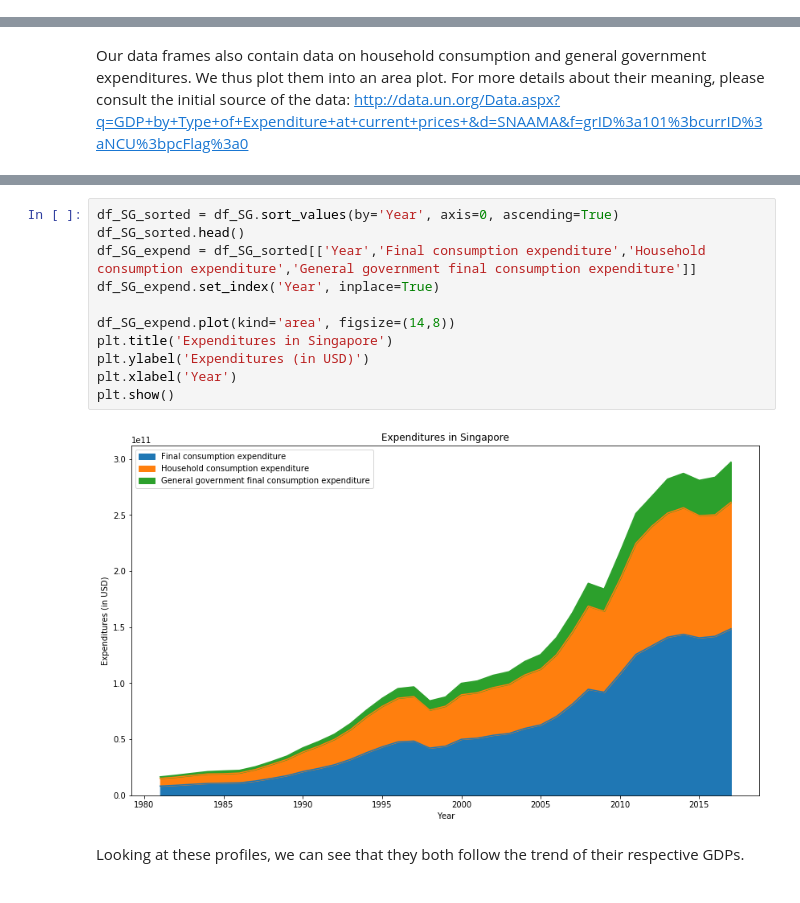
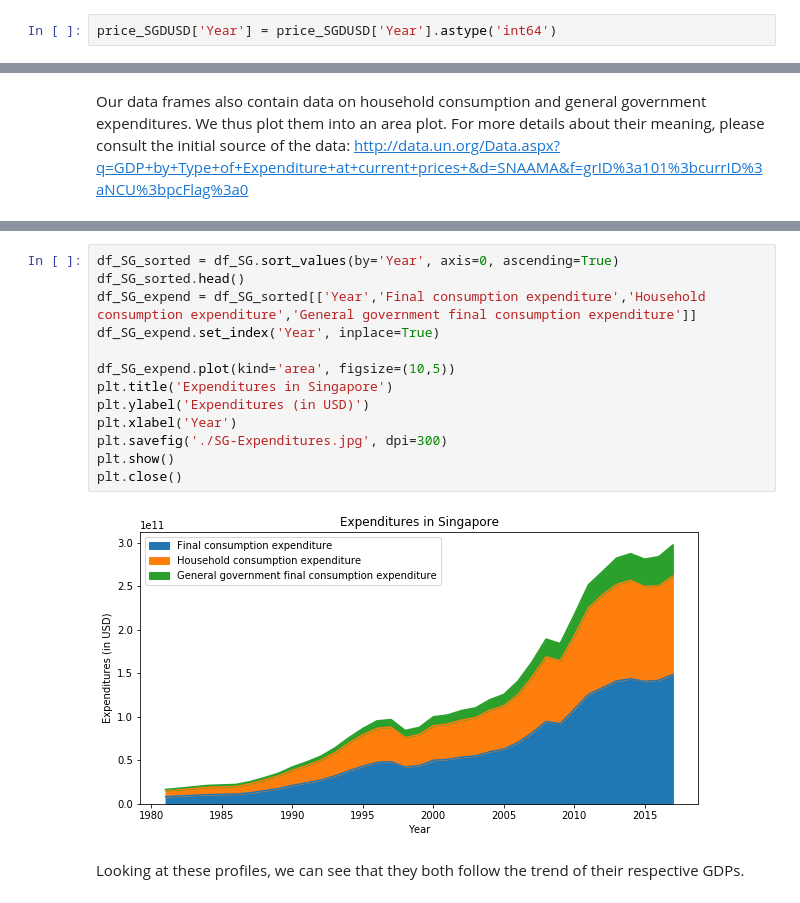
Before and after one commit to FabienNugier/Coursera_Capstone, a Jupyter notebook: IBM-DATASCIENCE-FinalProject(Weeks4-5)_Singapore_HK_Comparison.ipynb, the cells around one changed output, grey strips where cells are left out. Cells and saved outputs as stored; diff of their text form.

```diff
--- a/IBM-DATASCIENCE-FinalProject(Weeks4-5)_Singapore_HK_Comparison.ipynb
+++ b/IBM-DATASCIENCE-FinalProject(Weeks4-5)_Singapore_HK_Comparison.ipynb
@@ -421,0 +429,2 @@ price_SGDUSD.plot()
+# %%
+price_SGDUSD['Year'] = price_SGDUSD['Year'].astype('int64')
@@ -684,16 +690,18 @@ plt.show()
 # %%
 df_SG_sorted = df_SG.sort_values(by='Year', axis=0, ascending=True)
 df_SG_sorted.head()
 df_SG_expend = df_SG_sorted[['Year','Final consumption expenditure','Household consumption expenditure','General government final consumption expenditure']]
 df_SG_expend.set_index('Year', inplace=True)
 
-df_SG_expend.plot(kind='area', figsize=(14,8))
+df_SG_expend.plot(kind='area', figsize=(10,5))
 plt.title('Expenditures in Singapore')
 plt.ylabel('Expenditures (in USD)')
 plt.xlabel('Year')
+plt.savefig('./SG-Expenditures.jpg', dpi=300)
 plt.show()
+plt.close()
 # %% [output]
-[figure, old version]
+[figure, new version]
 # %% [markdown]
 Looking at these profiles, we can see that they both follow the trend of their respective GDPs.
 # %% [markdown]
```
Also changed, not shown: parts of 112 cells of this notebook.
